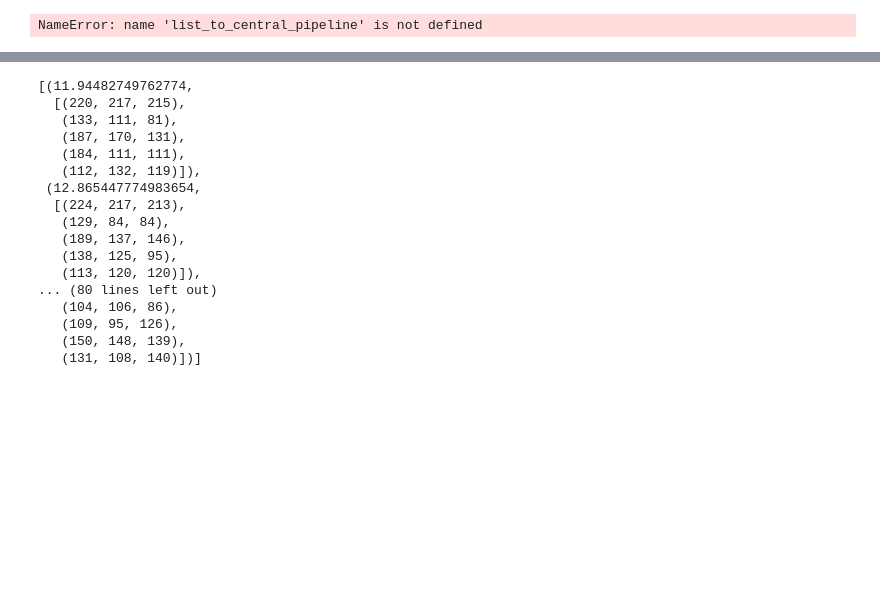
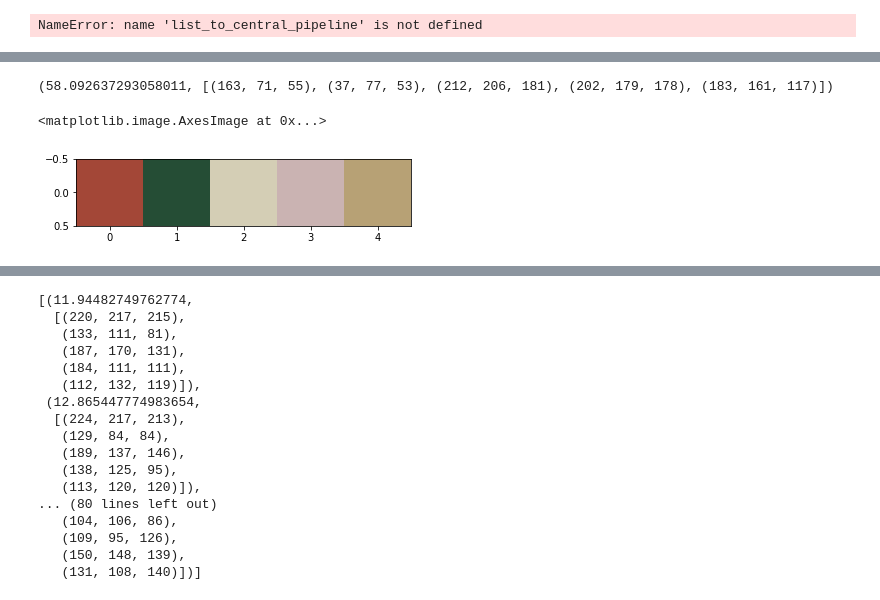
Before and after one commit to TaylorDiego/color_trend_analysis, a Jupyter notebook: notebook/color_quantization.ipynb, the cells around one changed output, grey strips where cells are left out. Saved outputs shown, nothing was run; the diff lists cells and outputs as text; code cells hidden in the pictures; blank space fills up the shorter version.

```diff
--- a/notebook/color_quantization.ipynb
+++ b/notebook/color_quantization.ipynb
@@ -461,2 +467,12 @@ display_palette(seventies_list_cent_pal[idx][1])
 <matplotlib.image.AxesImage at 0x...>
 [figure]
+# %%
+# /Users/Rabbit/capstone/photo_sets/1970s_google_imgs/Ydz9c-1468504224-1001-blog-spacefoodsticks_main_1200.jpg
+# [(163, 71, 55), (37, 77, 53), (212, 206, 181), (202, 179, 178), (183, 161, 117)]
+idx = 5
+print(seventies_list_cent_pal[idx])
+display_palette(seventies_list_cent_pal[idx][1])
+# %% [output]
+(58.092637293058011, [(163, 71, 55), (37, 77, 53), (212, 206, 181), (202, 179, 178), (183, 161, 117)])
+<matplotlib.image.AxesImage at 0x...>
+[figure, added]
```
Also changed, not shown: parts of 39 cells of this notebook.
